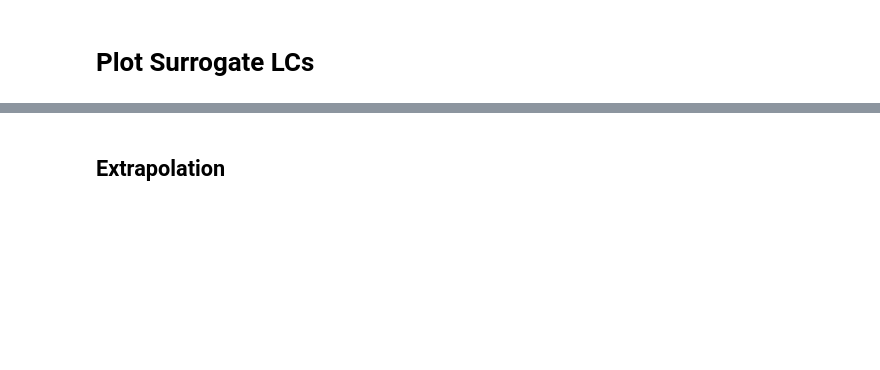
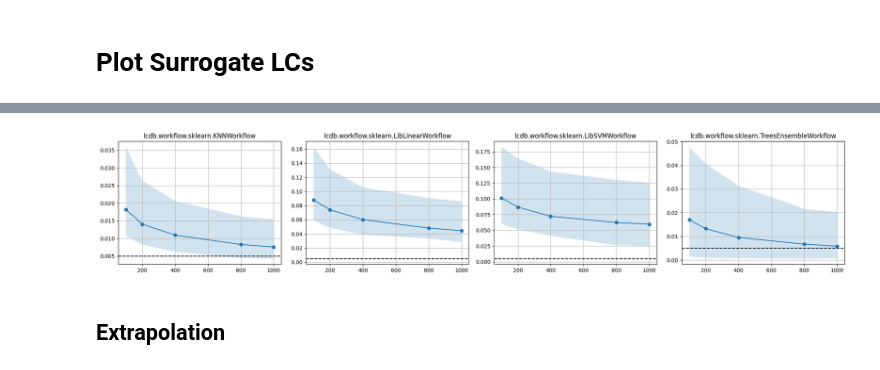
Before and after one commit to fmohr/lcdb, a Jupyter notebook: publications/2023-neurips/experiments/surf/snellius/analysis/surrogate_learning_curves.ipynb, the cells around one changed output, grey strips where cells are left out. Saved outputs shown, nothing was run; the diff lists cells and outputs as text; code cells hidden in the pictures; blank space fills up the shorter version.

```diff
--- a/publications/2023-neurips/experiments/surf/snellius/analysis/surrogate_learning_curves.ipynb
+++ b/publications/2023-neurips/experiments/surf/snellius/analysis/surrogate_learning_curves.ipynb
@@ -383,5 +437,16 @@ def merge_per_anchor_for_plot(per_anchor_list):
 
 #     plot_surrogate_learning_success(gt_vs_pred_data)
 
+# merged curves
+merged_curves = []
+for workflow in all_results.keys():
+    for ds in all_results[workflow].keys():
+        for algo in all_results[workflow][ds]["across_anchors"].keys():
+            schedule, train_lc, val_lc = all_results[workflow][ds]["across_anchors"][algo]
+            mean_train_lc_for_ds = [np.mean([mean_absolute_error(y_true, y_pred) for y_true, y_pred in train_lc_anchor]) for train_lc_anchor in train_lc]
+            mean_val_lc_for_ds = [np.mean([mean_absolute_error(y_true, y_pred) for y_true, y_pred in val_lc_anchor]) for val_lc_anchor in val_lc]
+            merged_curves.append((workflow, ds, schedule, mean_train_lc_for_ds, mean_val_lc_for_ds))
 
-# plot_surrogate_learning_success(ground_truth_pairs_across_anchors)
+df_curves = pd.DataFrame(merged_curves, columns=["workflow", "openmlid", "schedule", "mean_train_curve", "mean_val_curve"])
+df_curves
+#plot_surrogate_learning_success(lc, metric=mean_absolute_error)
@@ -388,3 +467,19 @@ def merge_per_anchor_for_plot(per_anchor_list):
+# %%
+fig, axs = plt.subplots(1, 4, figsize=(20, 4))
+
+for (workflow, df_workflow), ax in zip(df_curves.groupby("workflow"), axs):
+
+    merged_curves = np.array([c for c in df_workflow["mean_val_curve"]])
+    ax.plot(df_workflow.iloc[0]["schedule"], merged_curves.mean(axis=0), marker="o")
+    ax.fill_between(df_workflow.iloc[0]["schedule"], np.quantile(merged_curves, 0.25, axis=0), np.quantile(merged_curves, 0.95, axis=0), alpha=0.2)
+    ax.axhline(0.005, color="black", linestyle="--")
+    ax.grid()
+    ax.set_title(workflow)
+
+fig.tight_layout()
+plt.show()
+# %% [output]
+[figure, added]
 # %% [markdown]
 ## Extrapolation
 # %%
```
Also changed, not shown: parts of 6 cells of this notebook, 10 other files.
